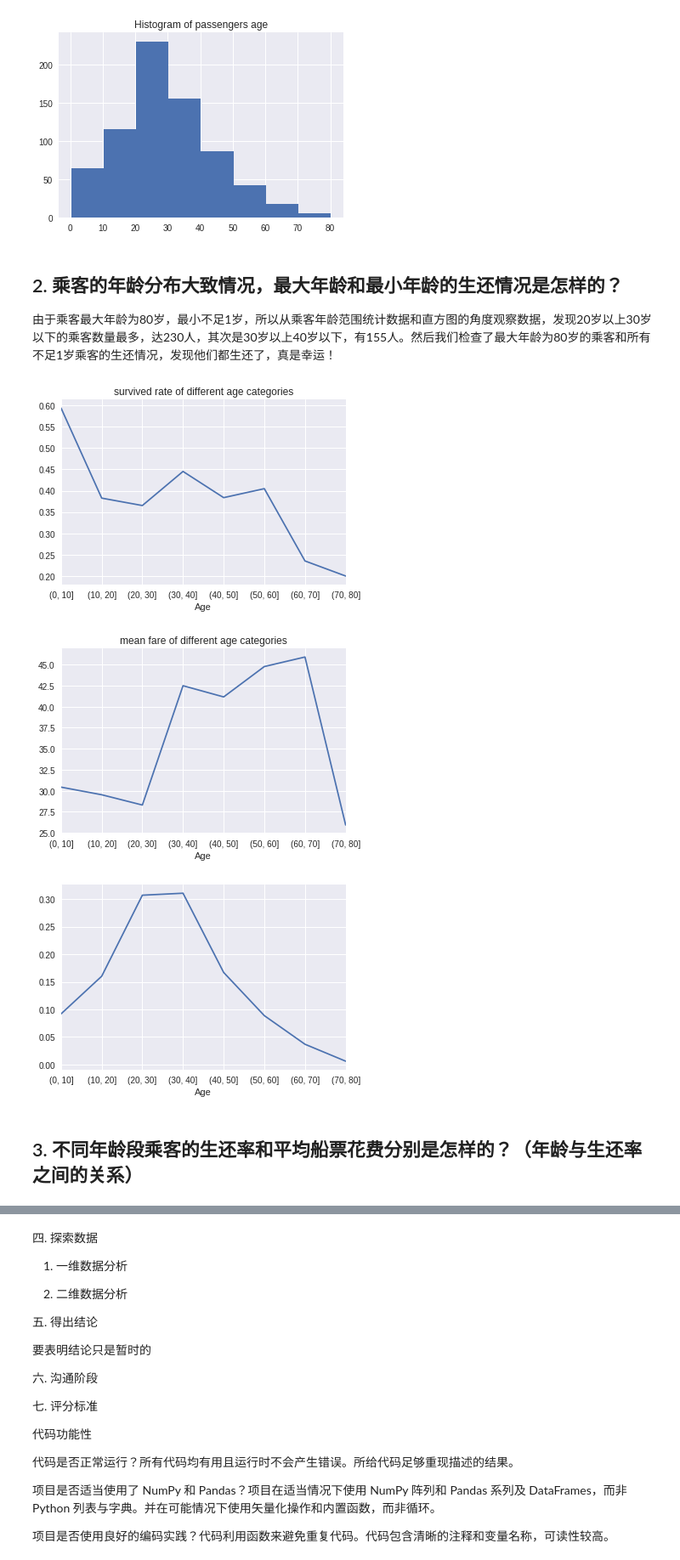
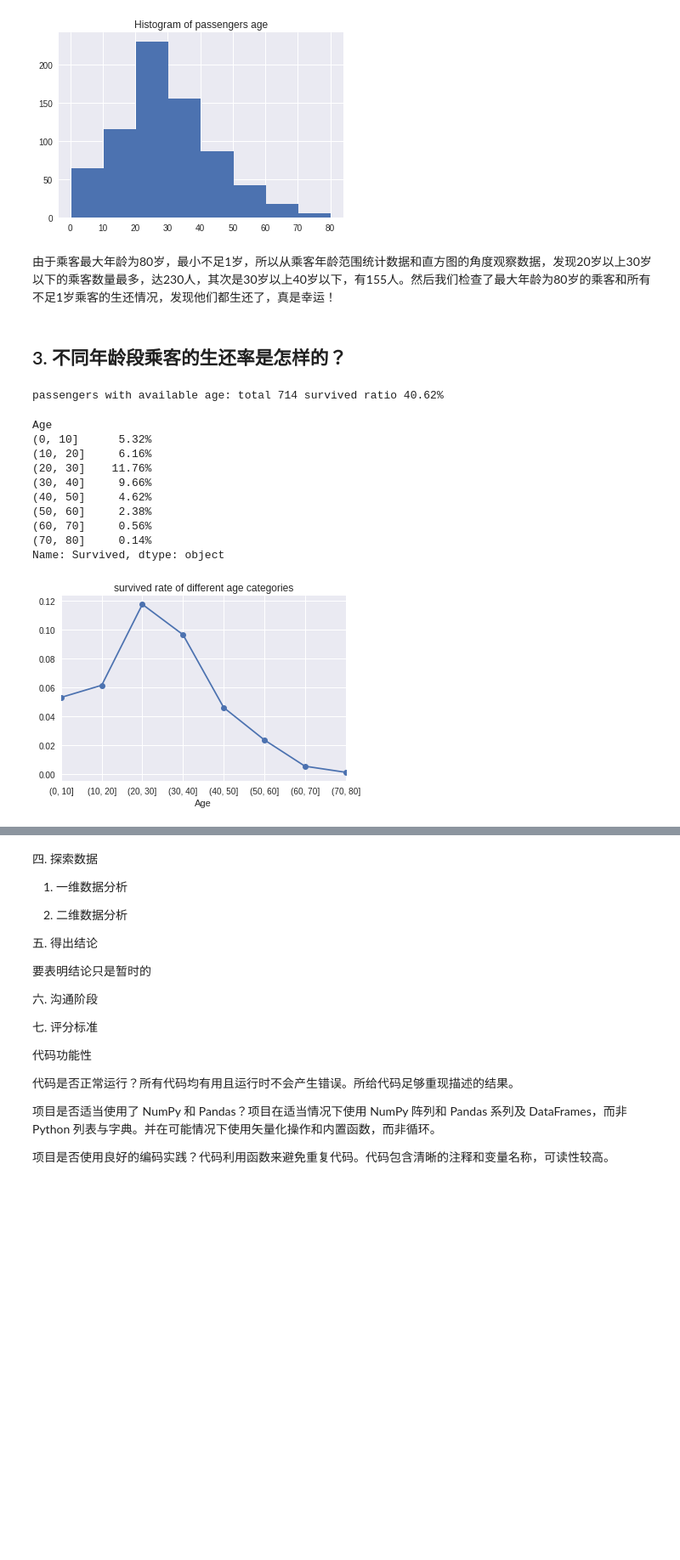
Before and after one commit to leesper/become-data-analyst, a Jupyter notebook: P2investigate_dataset/P2investivate_dataset.ipynb, the cells around one changed output, grey strips where cells are left out. Shown: that part at 85% size. Drawn from its saved outputs; the diff is of its cells as text; code cells hidden in the pictures; blank space fills up the shorter version.

```diff
--- a/P2investigate_dataset/P2investivate_dataset.ipynb
+++ b/P2investigate_dataset/P2investivate_dataset.ipynb
@@ -169,29 +171,33 @@ Name: PassengerId, dtype: int64
 | 831 | 832 | 1 | 2 | Richards, Master. George Sibley | male | 0.83 | 1 | 1 | 29106 | 18.7500 | ... |
 [figure]
 # %% [markdown]
-## 2. 乘客的年龄分布大致情况，最大年龄和最小年龄的生还情况是怎样的？
-
 由于乘客最大年龄为80岁，最小不足1岁，所以从乘客年龄范围统计数据和直方图的角度观察数据，发现20岁以上30岁以下的乘客数量最多，达230人，其次是30岁以上40岁以下，有155人。然后我们检查了最大年龄为80岁的乘客和所有不足1岁乘客的生还情况，发现他们都生还了，真是幸运！
-# %%
-cat_age = pd.cut(titanic_df_age['Age'], np.arange(0, 90, 10))
-survived_sum = titanic_df_age.groupby(cat_age)['Survived'].sum()
-survived_count = titanic_df_age.groupby(cat_age)['Survived'].count()
-ax1 = (survived_sum / survived_count).plot()
-ax1.set_title('survived rate of different age categories')
-
-plt.figure()
-fare_mean = titanic_df_age.groupby(cat_age)['Fare'].mean()
-ax2 = fare_mean.plot()
-ax2.set_title('mean fare of different age categories')
-
-total_fare = titanic_df_age['Age'].sum()
-fare_ratio = titanic_df_age.groupby(cat_age)['Fare'].sum() / total_fare
-plt.figure()
-ax3 = fare_ratio.plot()
-# %% [output]
-[figure, removed]
-[figure, removed]
-[figure, removed]
 # %% [markdown]
-## 3. 不同年龄段乘客的生还率和平均船票花费分别是怎样的？（年龄与生还率之间的关系）
+## 3. 不同年龄段乘客的生还率是怎样的？
+# %%
+sum_of_survived_age = titanic_df_age['Survived'].sum()
+total_passengers = len(titanic_df_age)
+survived_ratio_age = round(sum_of_survived_age / float(total_passengers), 4) * 100
+print('passengers with available age: total {} survived ratio {}%'.format(total_passengers, survived_ratio_age))
+
+cat_age = pd.cut(titanic_df_age['Age'], np.arange(0, 90, 10))
+survived_sum_grouped = titanic_df_age.groupby(cat_age)['Survived'].sum()
+survived_ratio_grouped = (survived_sum_grouped / float(total_passengers))
+ax1 = survived_ratio_grouped.plot(style='o-')
+ax1.set_title('survived rate of different age categories')
+
+survived_ratio_grouped.apply(lambda x: str(round(x * 100, 2)) + '%')
+# %% [output]
+passengers with available age: total 714 survived ratio 40.62%
+Age
+(0, 10]      5.32%
+(10, 20]     6.16%
+(20, 30]    11.76%
+(30, 40]     9.66%
+(40, 50]     4.62%
+(50, 60]     2.38%
+(60, 70]     0.56%
+(70, 80]     0.14%
+Name: Survived, dtype: object
+[figure, added]
 # %% [markdown]
```
Also changed, not shown: parts of 5 cells of this notebook.
